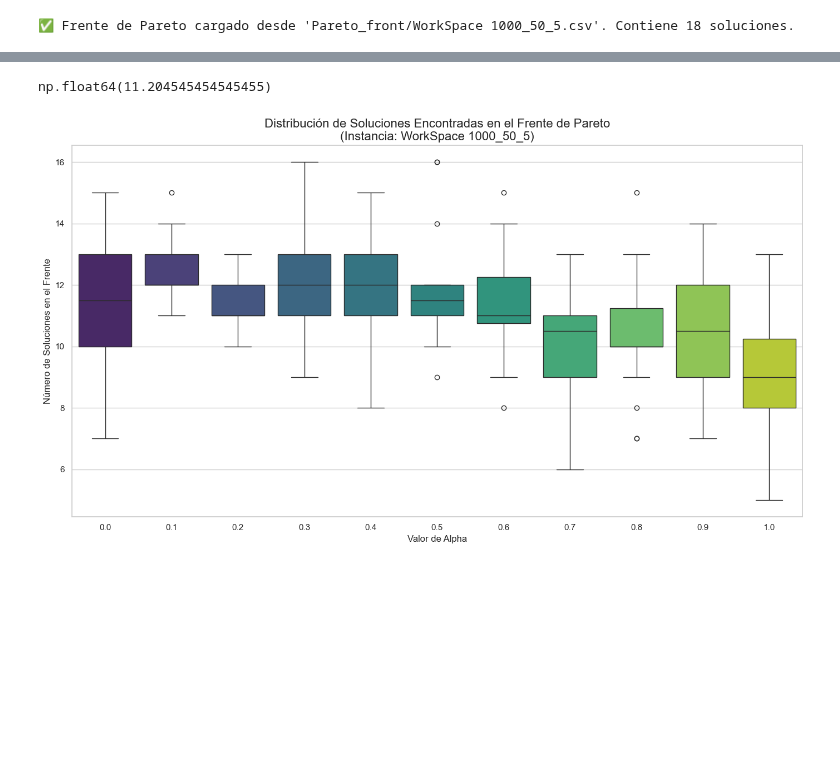
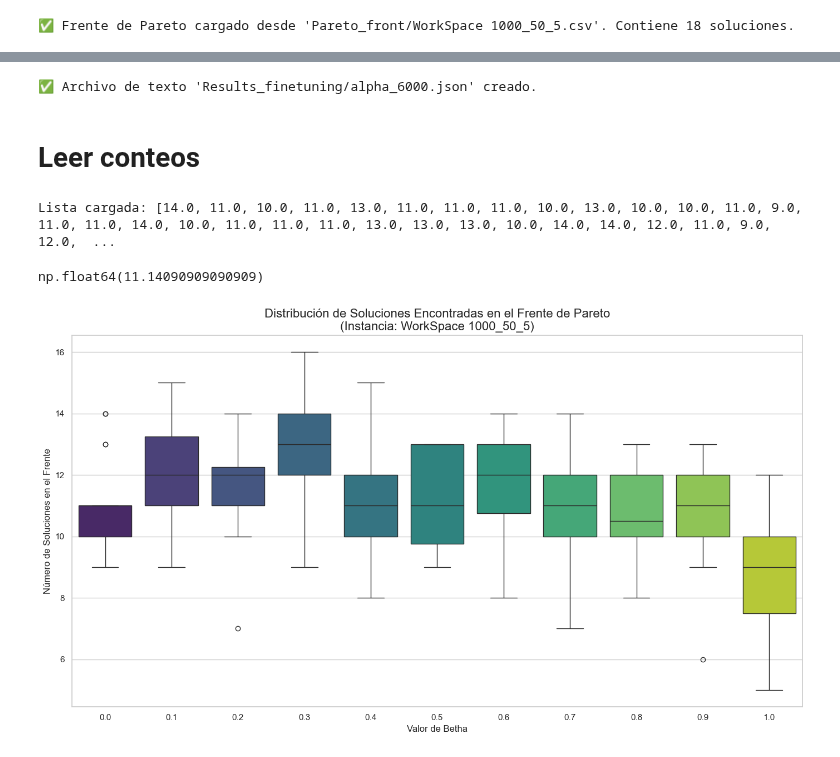
Before and after one commit to Manumrm8/TFM_optimization, a Jupyter notebook: Fine_tuning.ipynb, the cells around one changed output, grey strips where cells are left out. Saved outputs shown, nothing was run; the diff lists cells and outputs as text; code cells hidden in the pictures; blank space fills up the shorter version.

Commit message:
txt alphas

```diff
--- a/Fine_tuning.ipynb
+++ b/Fine_tuning.ipynb
@@ -89,8 +114,33 @@ vector_de_conteos = contar_soluciones_en_pareto(archive, total_corridas=220)
+# %%
+nombre_archivo = "Results_finetuning/alpha_6000.json"
+# %%
+if not os.path.exists(nombre_archivo):
+    with open(nombre_archivo, 'w') as f:
+        for elemento in vector_de_conteos:
+            f.write(str(elemento) + '\n')
+    print(f"✅ Archivo de texto '{nombre_archivo}' creado.")
+else:
+    print(f"⚠️ El archivo '{nombre_archivo}' ya existe.")
+# %% [output]
+✅ Archivo de texto 'Results_finetuning/alpha_6000.json' creado.
+# %% [markdown]
+# Leer conteos
+# %%
+vector_de_conteos = []
+with open(nombre_archivo, 'r') as f:
+    for linea in f:
+        # strip() elimina espacios en blanco y saltos de línea
+        # float() convierte el texto a número (usa int() si solo tienes enteros)
+        vector_de_conteos.append(float(linea.strip()))
+
+print("Lista cargada:", vector_de_conteos)
+# %% [output]
+Lista cargada: [14.0, 11.0, 10.0, 11.0, 13.0, 11.0, 11.0, 11.0, 10.0, 13.0, 10.0, 10.0, 11.0, 9.0, 11.0, 11.0, 14.0, 10.0, 11.0, 11.0, 11.0, 13.0, 13.0, 13.0, 10.0, 14.0, 14.0, 12.0, 11.0, 9.0, 12.0,  ...
 # %%
 np.mean(vector_de_conteos)
 # %% [output]
-np.float64(11.204545454545455)
+np.float64(11.14090909090909)
 # %%
-graficar_boxplots_por_alpha(vector_de_conteos, archive)
+graficar_boxplots_por_beta(vector_de_conteos, archive)
 # %% [output]
-[figure, old version]
+[figure, new version]
```
Also changed, not shown: parts of 7 cells of this notebook, 5 other files.
